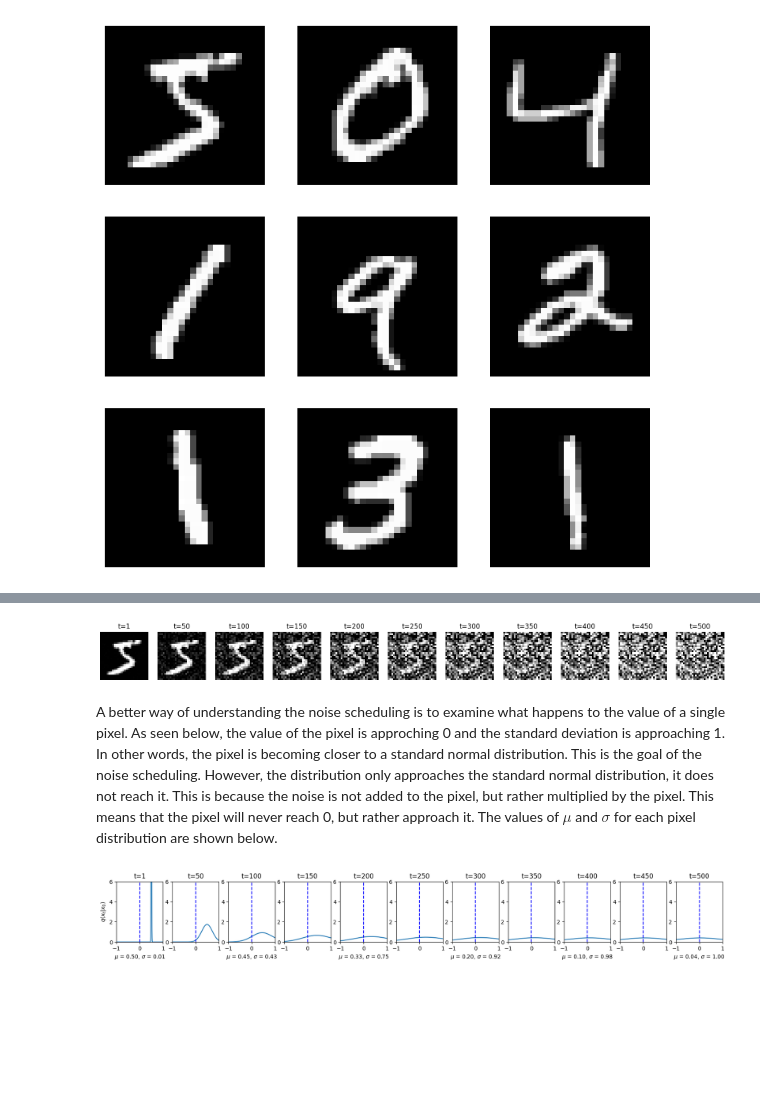
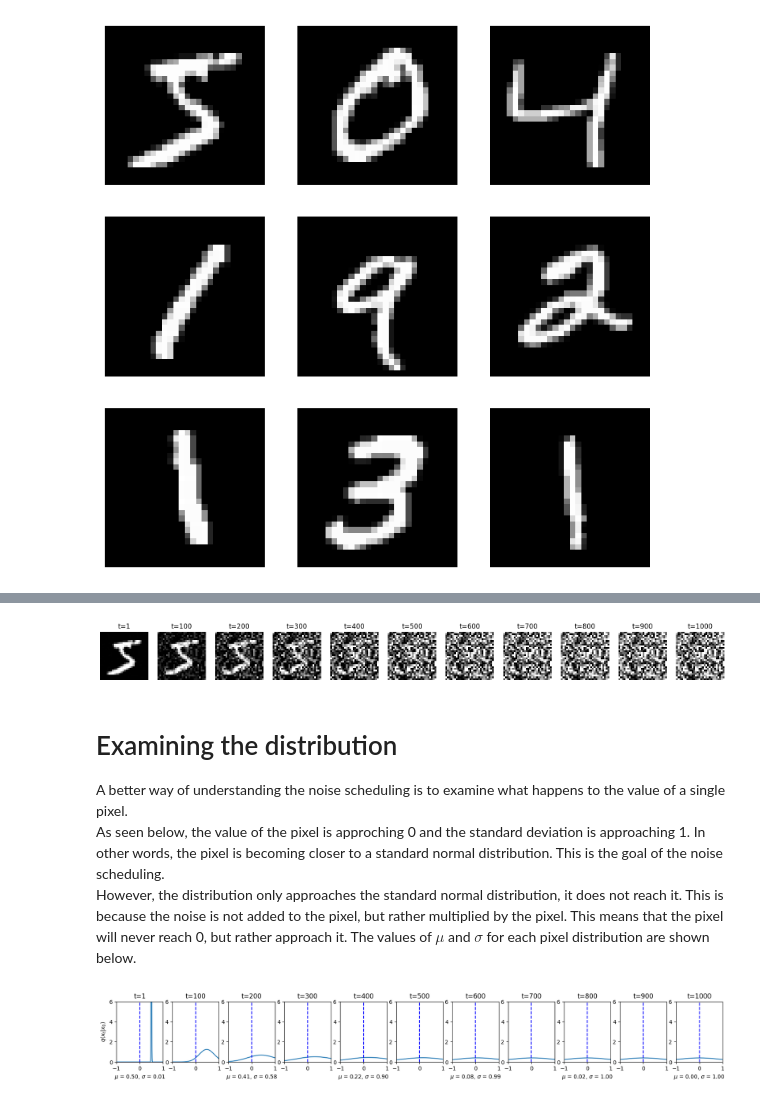
Before and after one commit to Andemand111/Specialkursus_diffusionmodel, a Jupyter notebook: main.IPYNB, the cells around one changed output, grey strips where cells are left out. Drawn from its saved outputs; the diff is of its cells as text; code cells hidden in the pictures; blank space fills up the shorter version.

```diff
--- a/main.IPYNB
+++ b/main.IPYNB
@@ -5,8 +15,8 @@ import torch
 
 from utils import MNIST, CIFAR10
 
-train_set = MNIST(n = 10_000)
-train_loader = DataLoader(train_set, batch_size=64, shuffle=True, num_workers=0, drop_last=True)
+train_set = MNIST()
+train_loader = DataLoader(train_set, batch_size=64, shuffle=True, num_workers=2, drop_last=True)
 
 device = torch.device("cuda:0" if torch.cuda.is_available() else "cpu")
 dimensions = train_set[0].shape
@@ -29,31 +63,33 @@ for i in range(9):
 # %%
 ## make noisy images
 
 from utils import NoiseSchedule
 
 beta_start = 1e-4
 beta_end = 0.02
-T = 500
+T = 1000
 noise_schedule = NoiseSchedule(beta_start, beta_end, T)
 
 fig, axs = plt.subplots(1, 11, figsize=(20, 2))
 x0 = train_set[0].flatten()
 ts = torch.linspace(0, T - 1, 11).view(-1, 1).long()
 xts, _, _ = noise_schedule.make_noisy_images(x0, ts)
 for i, t in enumerate(ts):
     img = xts[i].view(*dimensions).permute(1, 2, 0).numpy()
     img = (img + 1) / 2
     img = np.clip(img, 0, 1)
     axs[i].imshow(img, cmap='gray')
     axs[i].axis('off')
     axs[i].set_title(f't={t.item() + 1}')
 plt.savefig("figures/noisy_images.png", dpi=300, bbox_inches='tight')
 plt.show()
 # %% [output]
-[figure, old version]
+[figure, new version]
 # %% [markdown]
-A better way of understanding the noise scheduling is to examine what happens to the value of a single pixel.
-As seen below, the value of the pixel is approching 0 and the standard deviation is approaching 1. In other words, the pixel is becoming closer to a standard normal distribution. This is the goal of the noise scheduling.
+# Examining the distribution
+
+A better way of understanding the noise scheduling is to examine what happens to the value of a single pixel. <br>
+As seen below, the value of the pixel is approching 0 and the standard deviation is approaching 1. In other words, the pixel is becoming closer to a standard normal distribution. This is the goal of the noise scheduling. <br>
 However, the distribution only approaches the standard normal distribution, it does not reach it. This is because the noise is not added to the pixel, but rather multiplied by the pixel. This means that the pixel will never reach 0, but rather approach it. The values of $\mu$ and $\sigma$ for each pixel distribution are shown below.
 # %%
 def normal_dist(x, mu, std):
```
Also changed, not shown: parts of 27 cells of this notebook, 7 other files.
